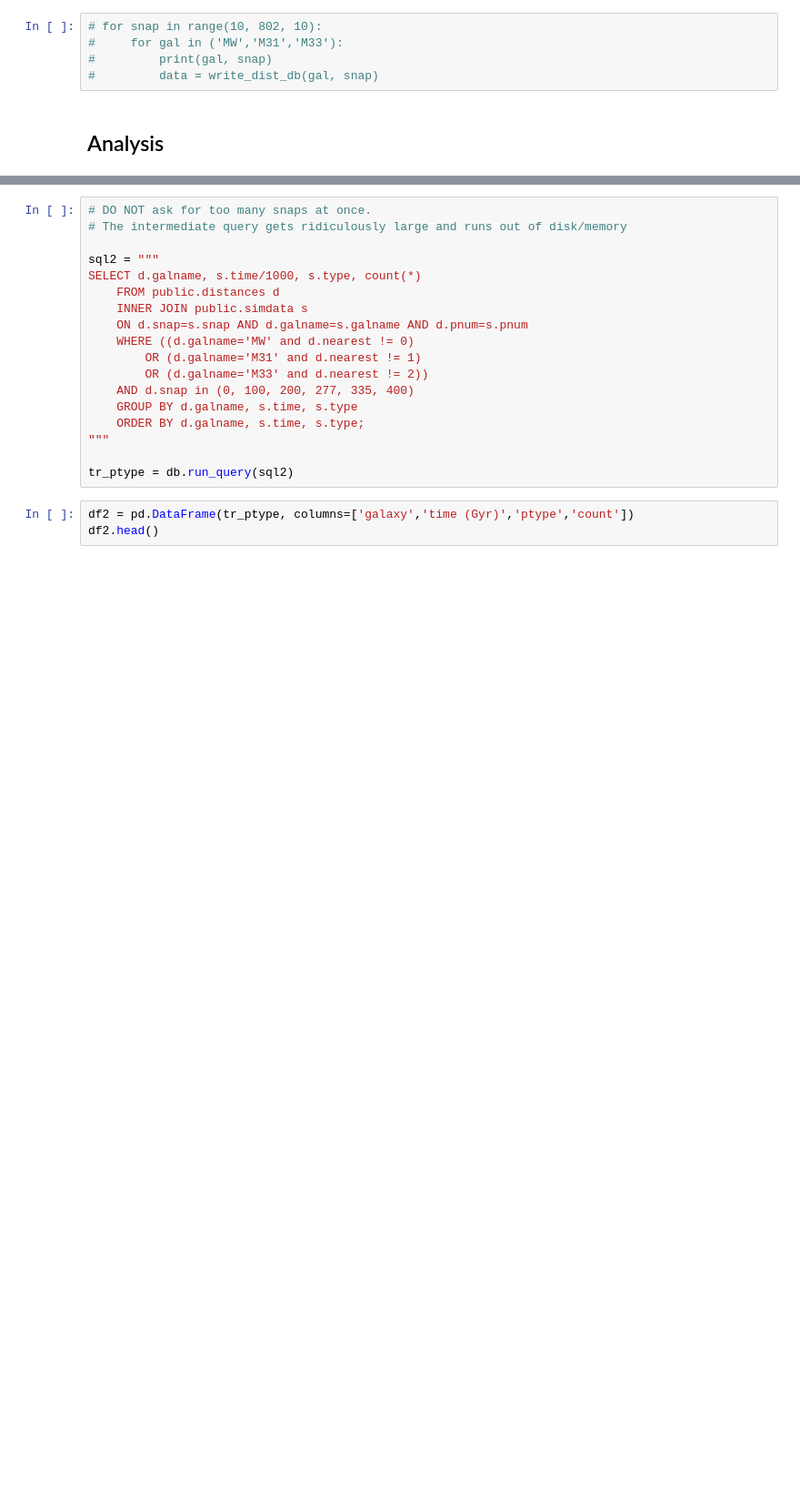
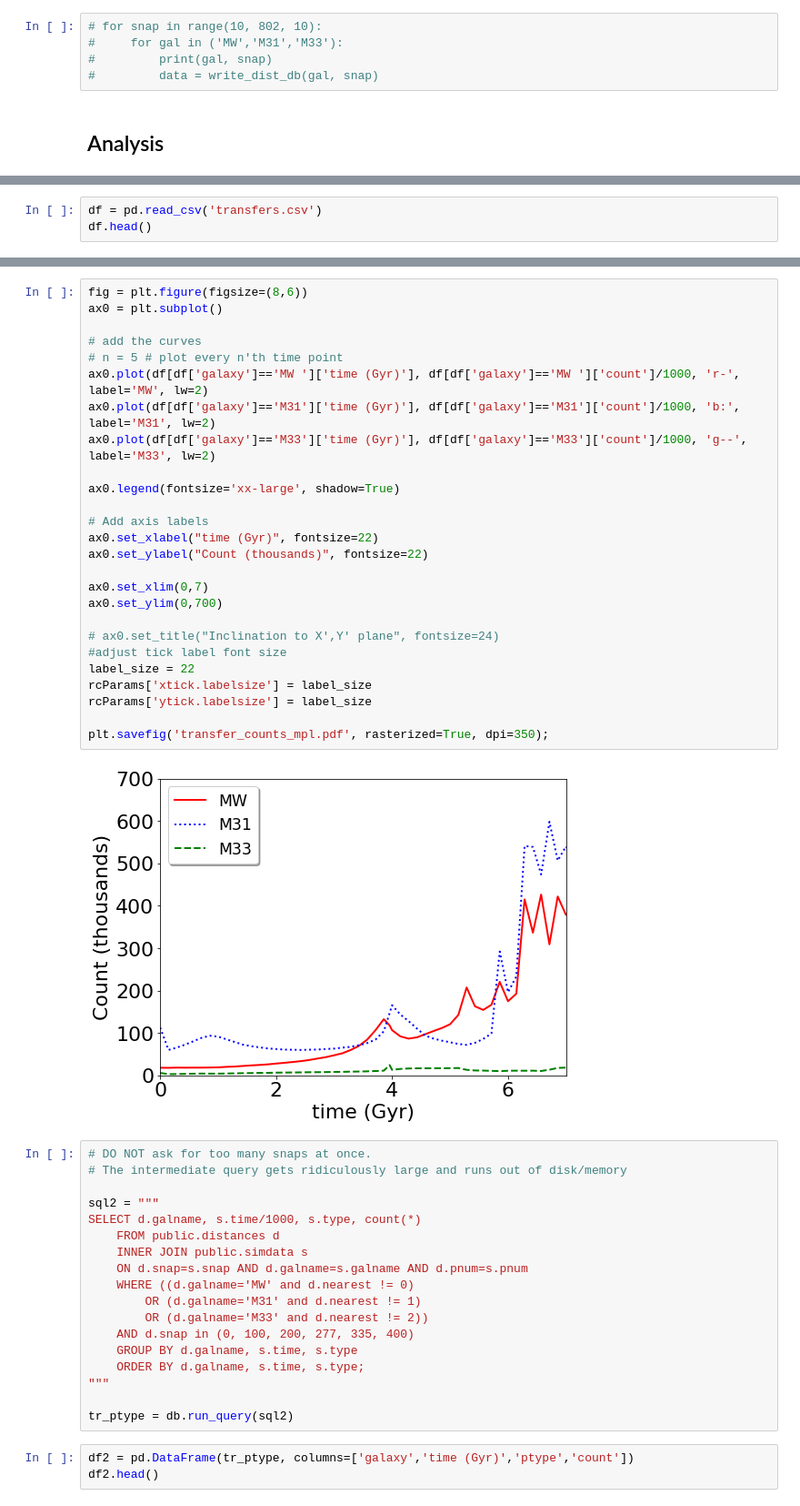
Before and after one commit to colinleach/400B_Leach, a Jupyter notebook: Project/notebooks/distances.ipynb, the cells around one changed output, grey strips where cells are left out. Shown at 91% size. Saved outputs shown, nothing was run; the diff lists cells and outputs as text; blank space fills up the shorter version.

```diff
--- a/Project/notebooks/distances.ipynb
+++ b/Project/notebooks/distances.ipynb
@@ -92,0 +90,3 @@ df.head()
+# %%
+df = pd.read_csv('transfers.csv')
+df.head()
@@ -98,3 +106,31 @@ fig.show()
+# %%
+fig = plt.figure(figsize=(8,6))
+ax0 = plt.subplot()
+
+# add the curves
+# n = 5 # plot every n'th time point
+ax0.plot(df[df['galaxy']=='MW ']['time (Gyr)'], df[df['galaxy']=='MW ']['count']/1000, 'r-', label='MW', lw=2)
+ax0.plot(df[df['galaxy']=='M31']['time (Gyr)'], df[df['galaxy']=='M31']['count']/1000, 'b:', label='M31', lw=2)
+ax0.plot(df[df['galaxy']=='M33']['time (Gyr)'], df[df['galaxy']=='M33']['count']/1000, 'g--', label='M33', lw=2)
+
+ax0.legend(fontsize='xx-large', shadow=True)
+
+# Add axis labels
+ax0.set_xlabel("time (Gyr)", fontsize=22)
+ax0.set_ylabel("Count (thousands)", fontsize=22)
+
+ax0.set_xlim(0,7)
+ax0.set_ylim(0,700)
+
+# ax0.set_title("Inclination to X',Y' plane", fontsize=24)
+#adjust tick label font size
+label_size = 22
+rcParams['xtick.labelsize'] = label_size
+rcParams['ytick.labelsize'] = label_size
+
+plt.savefig('transfer_counts_mpl.pdf', rasterized=True, dpi=350);
+# %% [output]
+[figure, added]
 # %%
 # DO NOT ask for too many snaps at once.
 # The intermediate query gets ridiculously large and runs out of disk/memory
```
Also changed, not shown: parts of 7 cells of this notebook, 4 other files.
